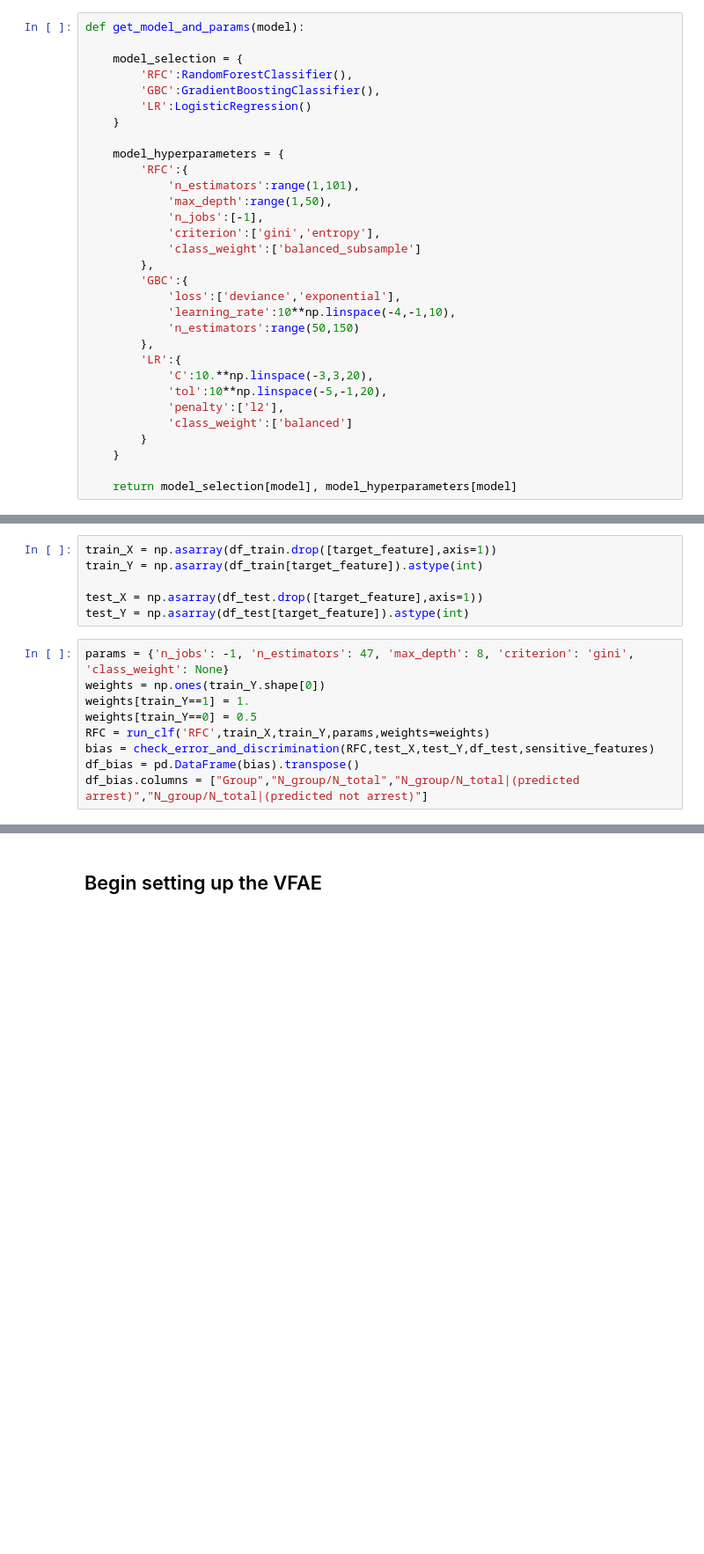
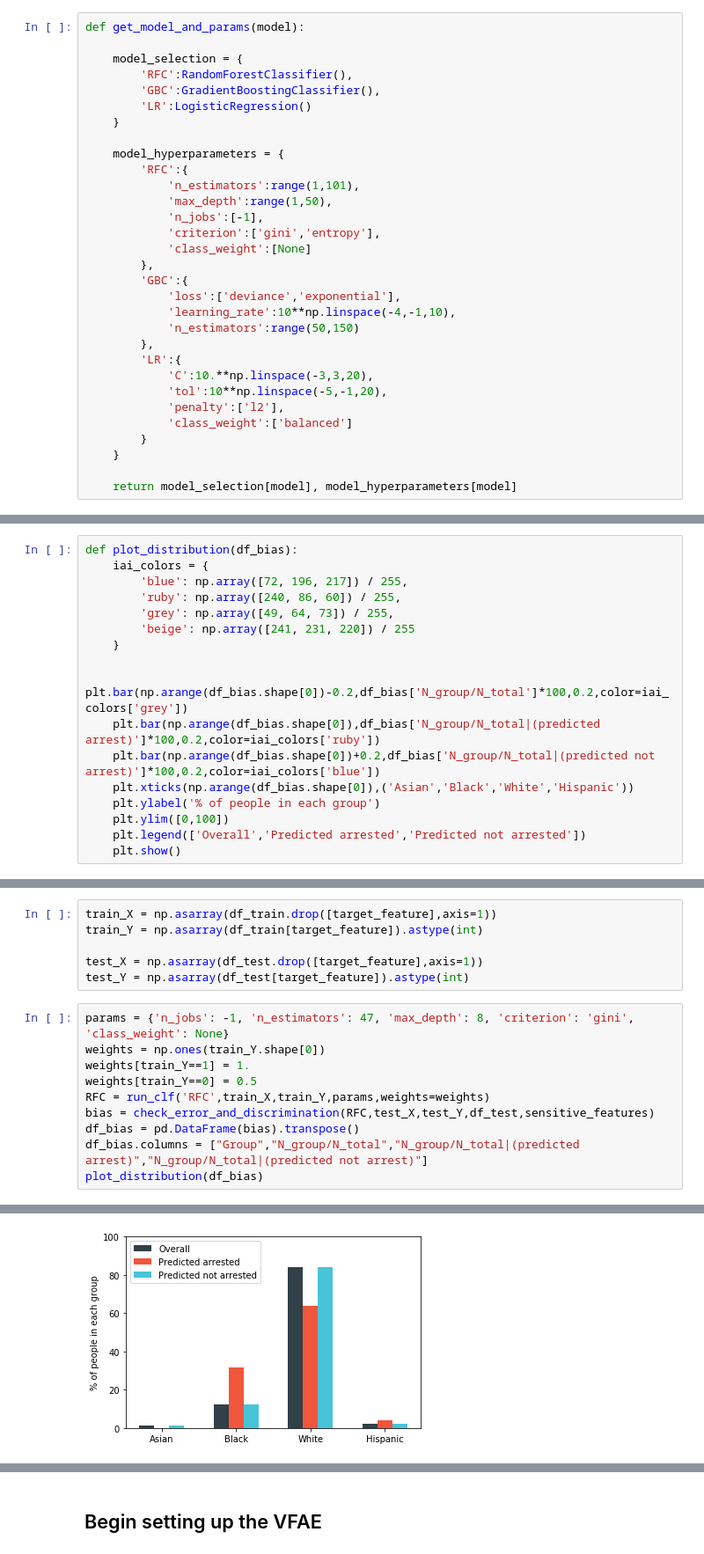
Before and after one commit to yevgeni-integrate-ai/VFAE, a Jupyter notebook: VFAE_blog.ipynb, the cells around one changed output, grey strips where cells are left out. Shown at 88% size. Drawn from its saved outputs; the diff is of its cells as text; blank space fills up the shorter version.

Commit message:
Updated figure for distribution post-VFAE

```diff
--- a/VFAE_blog.ipynb
+++ b/VFAE_blog.ipynb
@@ -140,7 +142,7 @@ def get_model_and_params(model):
             'max_depth':range(1,50),
             'n_jobs':[-1],
             'criterion':['gini','entropy'],
-            'class_weight':['balanced_subsample']
+            'class_weight':[None]
         },
         'GBC':{
             'loss':['deviance','exponential'],
@@ -214,6 +218,23 @@ def balance_df(df,f_balance):
     ).sample(frac=1).reset_index(drop=True)
 
     return df_balanced
+# %%
+def plot_distribution(df_bias):
+    iai_colors = {
+        'blue': np.array([72, 196, 217]) / 255,
+        'ruby': np.array([240, 86, 60]) / 255,
+        'grey': np.array([49, 64, 73]) / 255,
+        'beige': np.array([241, 231, 220]) / 255
+    }
+
+    plt.bar(np.arange(df_bias.shape[0])-0.2,df_bias['N_group/N_total']*100,0.2,color=iai_colors['grey'])
+    plt.bar(np.arange(df_bias.shape[0]),df_bias['N_group/N_total|(predicted arrest)']*100,0.2,color=iai_colors['ruby'])
+    plt.bar(np.arange(df_bias.shape[0])+0.2,df_bias['N_group/N_total|(predicted not arrest)']*100,0.2,color=iai_colors['blue'])
+    plt.xticks(np.arange(df_bias.shape[0]),('Asian','Black','White','Hispanic'))
+    plt.ylabel('% of people in each group')
+    plt.ylim([0,100])
+    plt.legend(['Overall','Predicted arrested','Predicted not arrested'])
+    plt.show()
 # %%
 df = pd.read_csv('data/df_sampled_cleaned.csv')
 # %%
@@ -236,4 +257,5 @@ RFC = run_clf('RFC',train_X,train_Y,params,weights=weights)
 bias = check_error_and_discrimination(RFC,test_X,test_Y,df_test,sensitive_features)
 df_bias = pd.DataFrame(bias).transpose()
 df_bias.columns = ["Group","N_group/N_total","N_group/N_total|(predicted arrest)","N_group/N_total|(predicted not arrest)"]
+plot_distribution(df_bias)
 # %% [output]
@@ -246,0 +268 @@ Discrimination (normalized) = 1.37081408312
+[figure, added]
```
Also changed, not shown: parts of 19 cells of this notebook, 1 other file.
